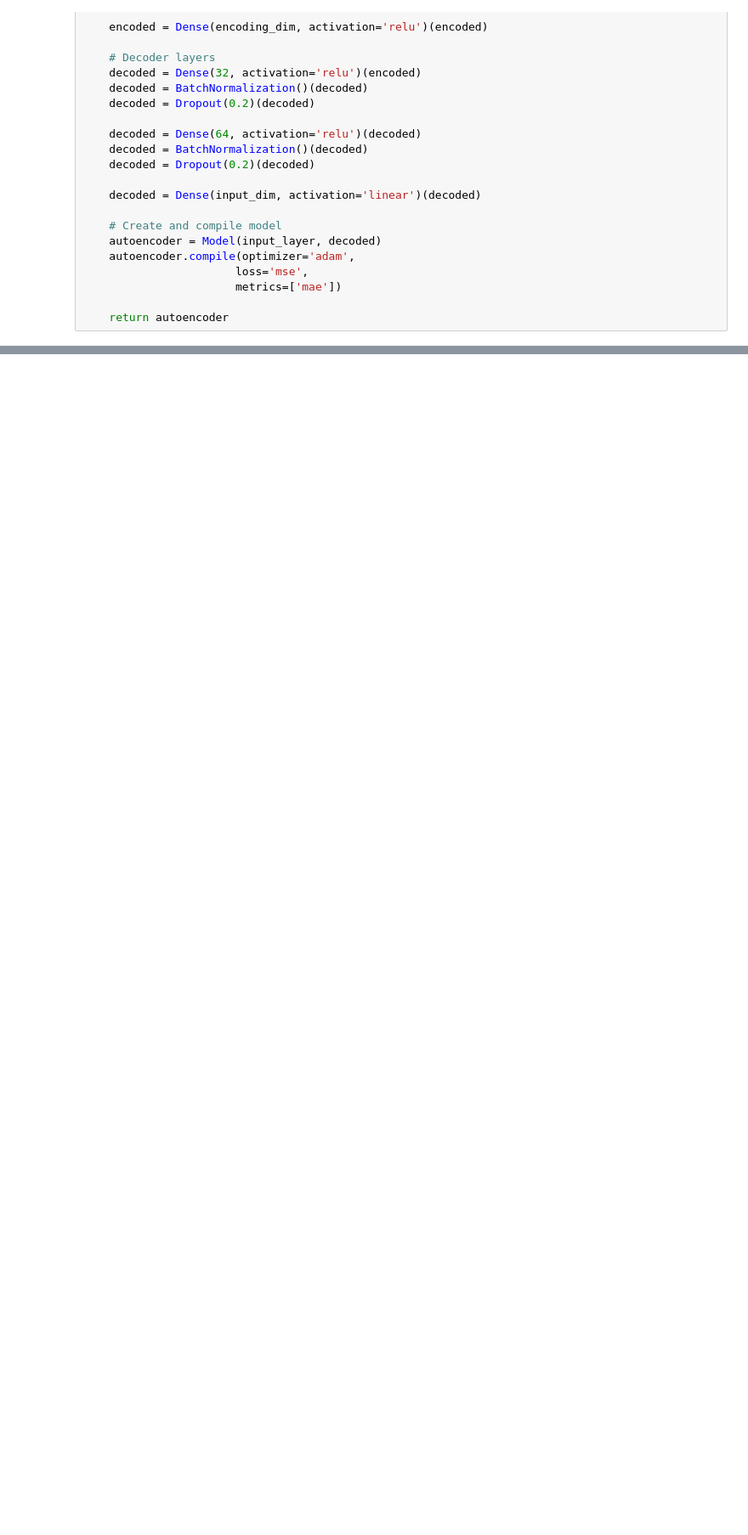
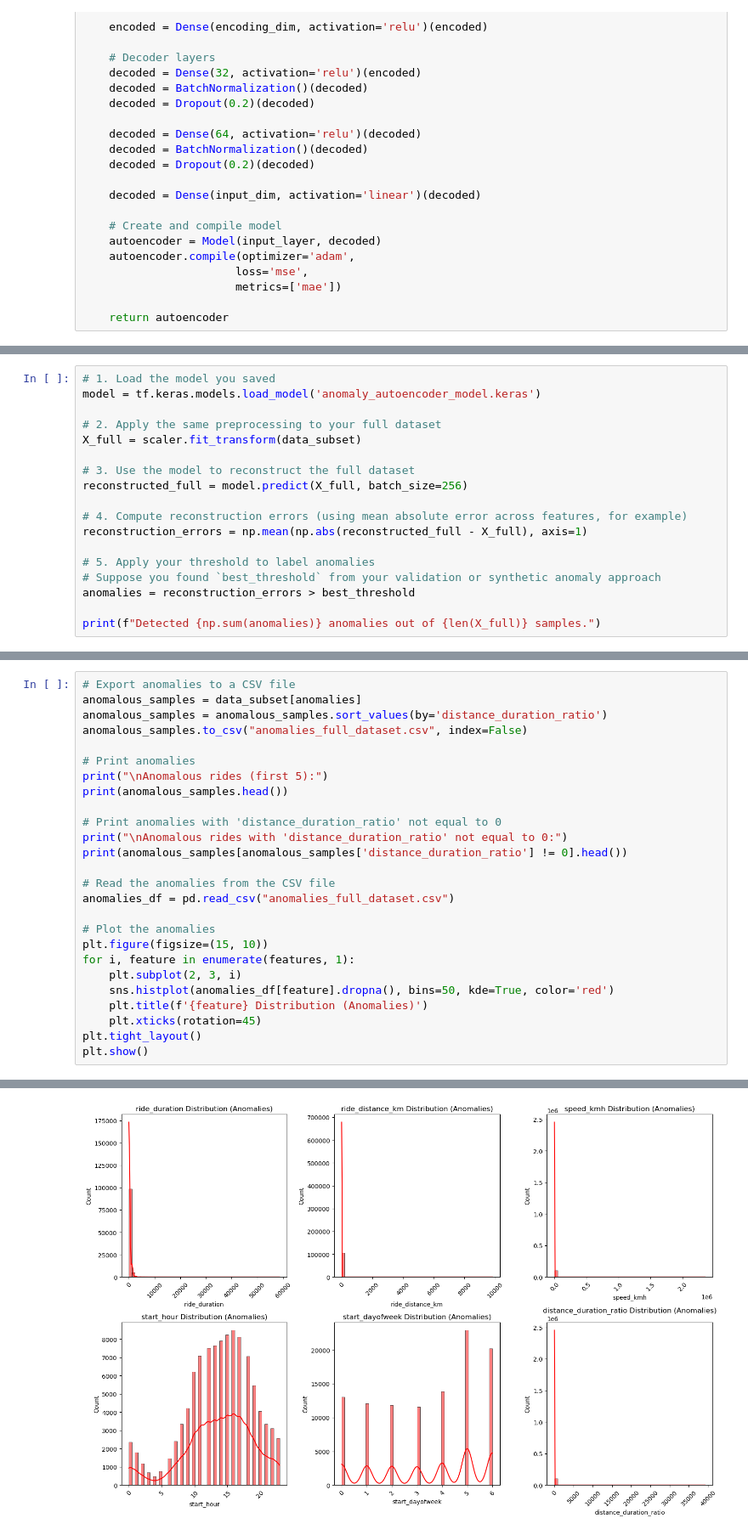
Before and after one commit to swapnilprakashpatil/aai530_2proj, a Jupyter notebook: src/anamoly_detection_model/auto_encoders.ipynb, the cells around one changed output, grey strips where cells are left out. Shown at 85% size. Drawn from its saved outputs; the diff is of its cells as text; blank space fills up the shorter version.

```diff
--- a/src/anamoly_detection_model/auto_encoders.ipynb
+++ b/src/anamoly_detection_model/auto_encoders.ipynb
@@ -374,0 +871,18 @@ Example anomalous rides (first 5):
+# %%
+# 1. Load the model you saved
+model = tf.keras.models.load_model('anomaly_autoencoder_model.keras')
+
+# 2. Apply the same preprocessing to your full dataset
+X_full = scaler.fit_transform(data_subset)
+
+# 3. Use the model to reconstruct the full dataset
+reconstructed_full = model.predict(X_full, batch_size=256)
+
+# 4. Compute reconstruction errors (using mean absolute error across features, for example)
+reconstruction_errors = np.mean(np.abs(reconstructed_full - X_full), axis=1)
+
+# 5. Apply your threshold to label anomalies
+# Suppose you found `best_threshold` from your validation or synthetic anomaly approach
+anomalies = reconstruction_errors > best_threshold
+
+print(f"Detected {np.sum(anomalies)} anomalies out of {len(X_full)} samples.")
@@ -374,0 +894,27 @@ Example anomalous rides (first 5):
+# %%
+# Export anomalies to a CSV file
+anomalous_samples = data_subset[anomalies]
+anomalous_samples = anomalous_samples.sort_values(by='distance_duration_ratio')
+anomalous_samples.to_csv("anomalies_full_dataset.csv", index=False)
+
+# Print anomalies
+print("\nAnomalous rides (first 5):")
+print(anomalous_samples.head())
+
+# Print anomalies with 'distance_duration_ratio' not equal to 0
+print("\nAnomalous rides with 'distance_duration_ratio' not equal to 0:")
+print(anomalous_samples[anomalous_samples['distance_duration_ratio'] != 0].head())
+
+# Read the anomalies from the CSV file
+anomalies_df = pd.read_csv("anomalies_full_dataset.csv")
+
+# Plot the anomalies
+plt.figure(figsize=(15, 10))
+for i, feature in enumerate(features, 1):
+    plt.subplot(2, 3, i)
+    sns.histplot(anomalies_df[feature].dropna(), bins=50, kde=True, color='red')
+    plt.title(f'{feature} Distribution (Anomalies)')
+    plt.xticks(rotation=45)
+plt.tight_layout()
+plt.show()
+# %% [output]
@@ -374,0 +938 @@ Example anomalous rides (first 5):
+[figure, added]
```
Also changed, not shown: parts of 45 cells of this notebook, 14 other files.
